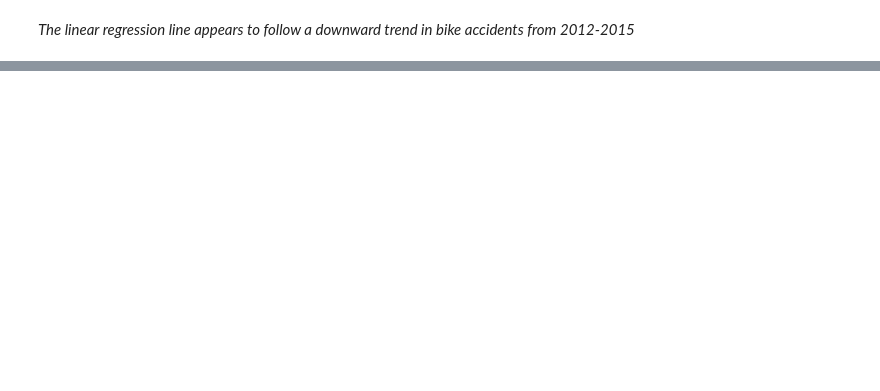
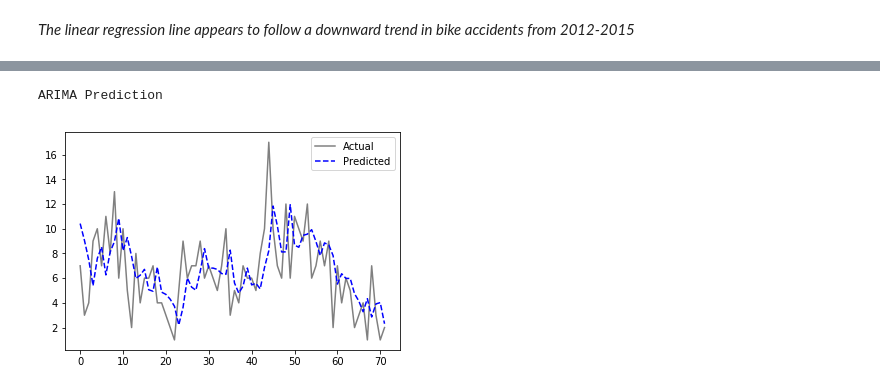
Before and after one commit to kimrharper/thinkful, a Jupyter notebook: capstone/capstone-cleaning.ipynb, the cells around one changed output, grey strips where cells are left out. Saved outputs shown, nothing was run; the diff lists cells and outputs as text; code cells hidden in the pictures; blank space fills up the shorter version.

```diff
--- a/capstone/capstone-cleaning.ipynb
+++ b/capstone/capstone-cleaning.ipynb
@@ -180,0 +234,27 @@ _The linear regression line appears to follow a downward trend in bike accidents
+# %%
+import pandas as pd
+from pandas import read_csv
+from pandas import datetime
+from matplotlib import pyplot
+import matplotlib.pyplot as plt
+from pandas.plotting import autocorrelation_plot
+from statsmodels.tsa.arima_model import ARIMA
+from sklearn.metrics import mean_squared_error
+
+X = ba
+size = int(len(X) * 0.66)
+train, test = X[0:size], X[size:len(X)]
+history = [x for x in train]
+predictions = list()
+for t in range(len(test)):
+    model = ARIMA(history, order=(5,1,0))
+    model_fit = model.fit(disp=0)
+    output = model_fit.forecast()
+    yhat = output[0]
+    predictions.append(yhat)
+    obs = test[t]
+    history.append(obs)
+    if t%10 ==0:
+        print('t=%.0f, predicted=%.1f, expected=%.2f' % (t,yhat, obs))
+error = mean_squared_error(test, predictions)
+print('\nTest MSE: %.3f' % error)
@@ -180,0 +272,9 @@ _The linear regression line appears to follow a downward trend in bike accidents
+# %%
+# plot
+pyplot.plot(test.values,color='gray')
+pyplot.plot(predictions, color='blue',linestyle='--');
+plt.legend(['Actual','Predicted'])
+print('ARIMA Prediction')
+# %% [output]
+ARIMA Prediction
+[figure, added]
```
Also changed, not shown: parts of 25 cells of this notebook.
